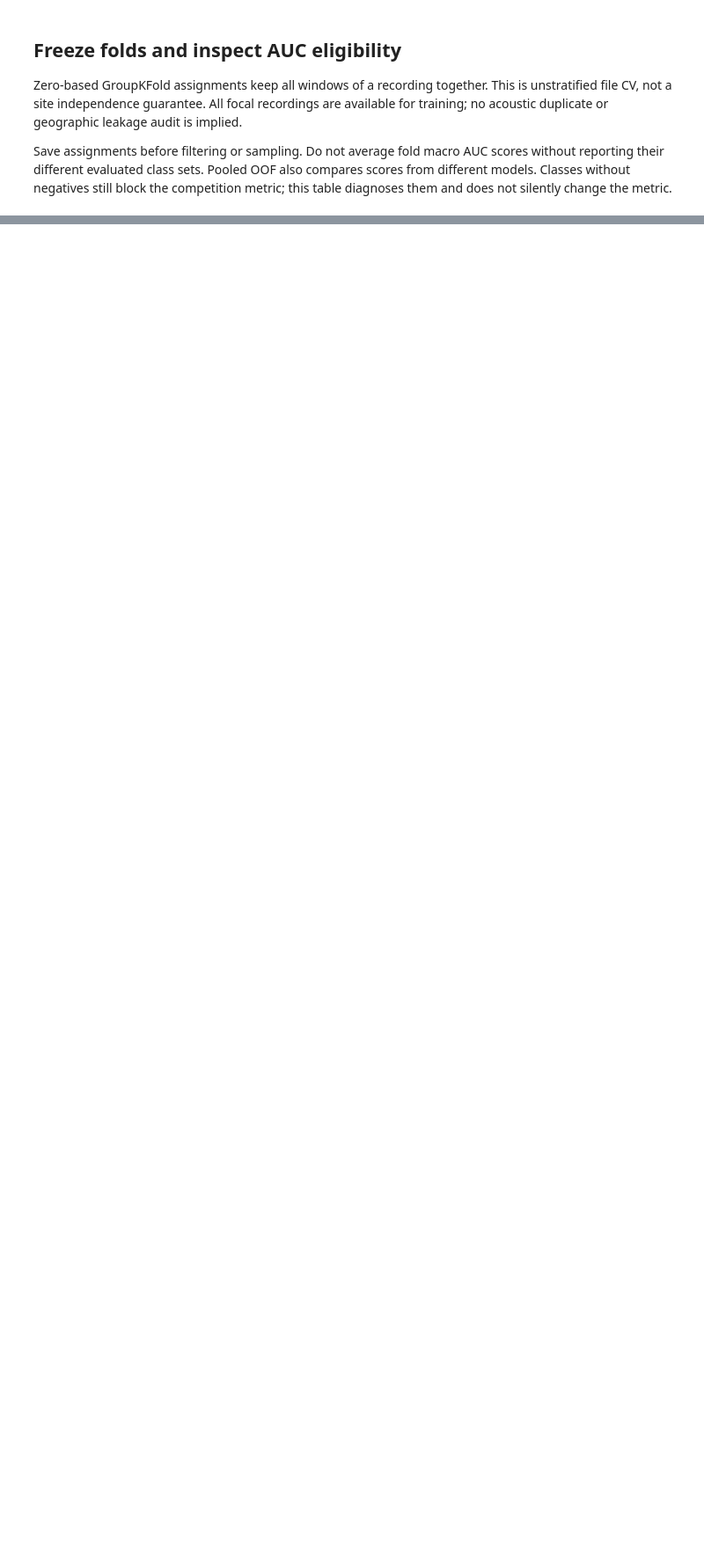
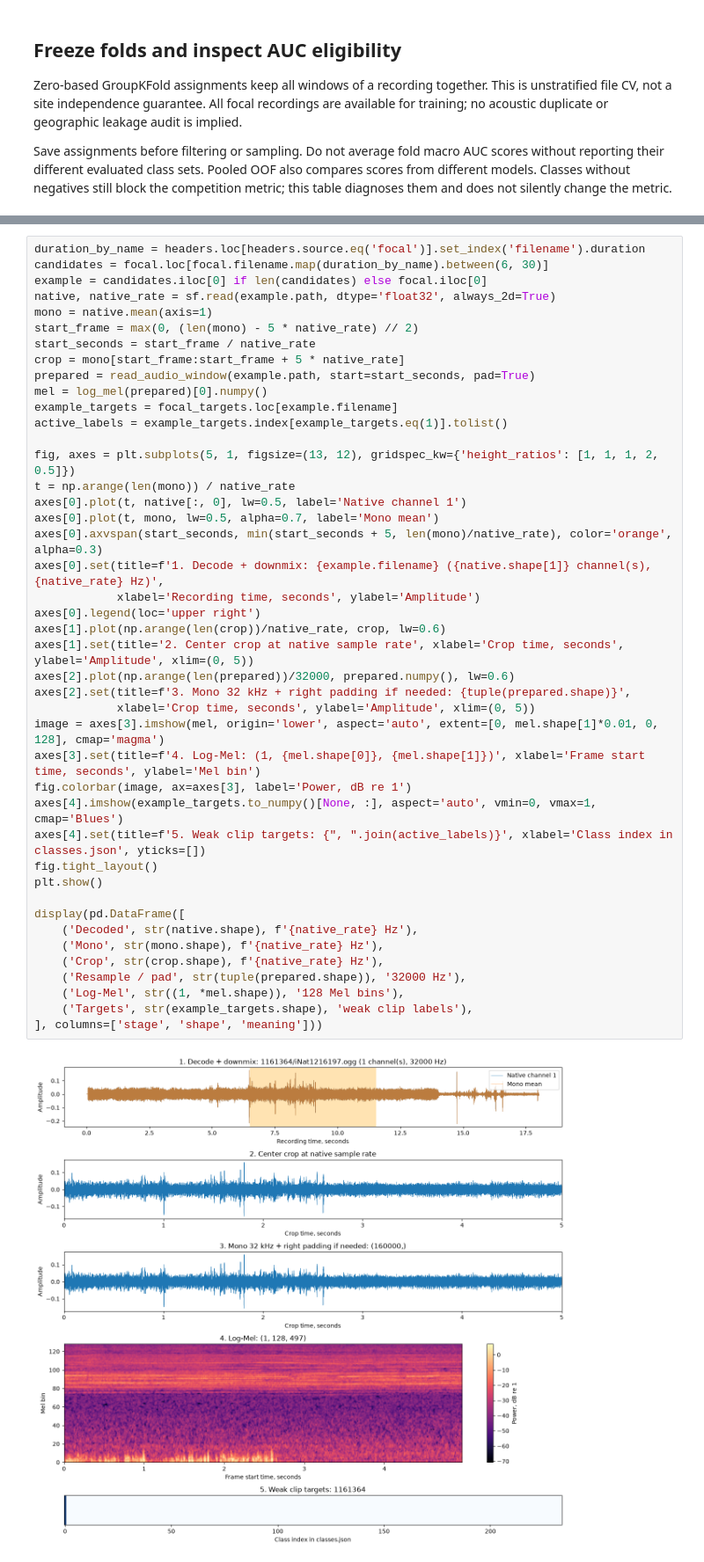
Before and after one commit to sl4shuur/birdclef-2026, a Jupyter notebook: notebooks/local/data_prep.ipynb, the cells around one changed output, grey strips where cells are left out. Shown at 88% size. Saved outputs shown, nothing was run; the diff lists cells and outputs as text; blank space fills up the shorter version.

```diff
--- a/notebooks/local/data_prep.ipynb
+++ b/notebooks/local/data_prep.ipynb
@@ -229,0 +282,45 @@ print({'train_examples': len(training), 'valid_windows': len(sc_valid),
+# %%
+duration_by_name = headers.loc[headers.source.eq('focal')].set_index('filename').duration
+candidates = focal.loc[focal.filename.map(duration_by_name).between(6, 30)]
+example = candidates.iloc[0] if len(candidates) else focal.iloc[0]
+native, native_rate = sf.read(example.path, dtype='float32', always_2d=True)
+mono = native.mean(axis=1)
+start_frame = max(0, (len(mono) - 5 * native_rate) // 2)
+start_seconds = start_frame / native_rate
+crop = mono[start_frame:start_frame + 5 * native_rate]
+prepared = read_audio_window(example.path, start=start_seconds, pad=True)
+mel = log_mel(prepared)[0].numpy()
+example_targets = focal_targets.loc[example.filename]
+active_labels = example_targets.index[example_targets.eq(1)].tolist()
+
+fig, axes = plt.subplots(5, 1, figsize=(13, 12), gridspec_kw={'height_ratios': [1, 1, 1, 2, 0.5]})
+t = np.arange(len(mono)) / native_rate
+axes[0].plot(t, native[:, 0], lw=0.5, label='Native channel 1')
+axes[0].plot(t, mono, lw=0.5, alpha=0.7, label='Mono mean')
+axes[0].axvspan(start_seconds, min(start_seconds + 5, len(mono)/native_rate), color='orange', alpha=0.3)
+axes[0].set(title=f'1. Decode + downmix: {example.filename} ({native.shape[1]} channel(s), {native_rate} Hz)',
+            xlabel='Recording time, seconds', ylabel='Amplitude')
+axes[0].legend(loc='upper right')
+axes[1].plot(np.arange(len(crop))/native_rate, crop, lw=0.6)
+axes[1].set(title='2. Center crop at native sample rate', xlabel='Crop time, seconds', ylabel='Amplitude', xlim=(0, 5))
+axes[2].plot(np.arange(len(prepared))/32000, prepared.numpy(), lw=0.6)
+axes[2].set(title=f'3. Mono 32 kHz + right padding if needed: {tuple(prepared.shape)}',
+            xlabel='Crop time, seconds', ylabel='Amplitude', xlim=(0, 5))
+image = axes[3].imshow(mel, origin='lower', aspect='auto', extent=[0, mel.shape[1]*0.01, 0, 128], cmap='magma')
+axes[3].set(title=f'4. Log-Mel: (1, {mel.shape[0]}, {mel.shape[1]})', xlabel='Frame start time, seconds', ylabel='Mel bin')
+fig.colorbar(image, ax=axes[3], label='Power, dB re 1')
+axes[4].imshow(example_targets.to_numpy()[None, :], aspect='auto', vmin=0, vmax=1, cmap='Blues')
+axes[4].set(title=f'5. Weak clip targets: {", ".join(active_labels)}', xlabel='Class index in classes.json', yticks=[])
+fig.tight_layout()
+plt.show()
+
+display(pd.DataFrame([
+    ('Decoded', str(native.shape), f'{native_rate} Hz'),
+    ('Mono', str(mono.shape), f'{native_rate} Hz'),
+    ('Crop', str(crop.shape), f'{native_rate} Hz'),
+    ('Resample / pad', str(tuple(prepared.shape)), '32000 Hz'),
+    ('Log-Mel', str((1, *mel.shape)), '128 Mel bins'),
+    ('Targets', str(example_targets.shape), 'weak clip labels'),
+], columns=['stage', 'shape', 'meaning']))
+# %% [output]
+[figure, added]
```
Also changed, not shown: parts of 14 cells of this notebook.
